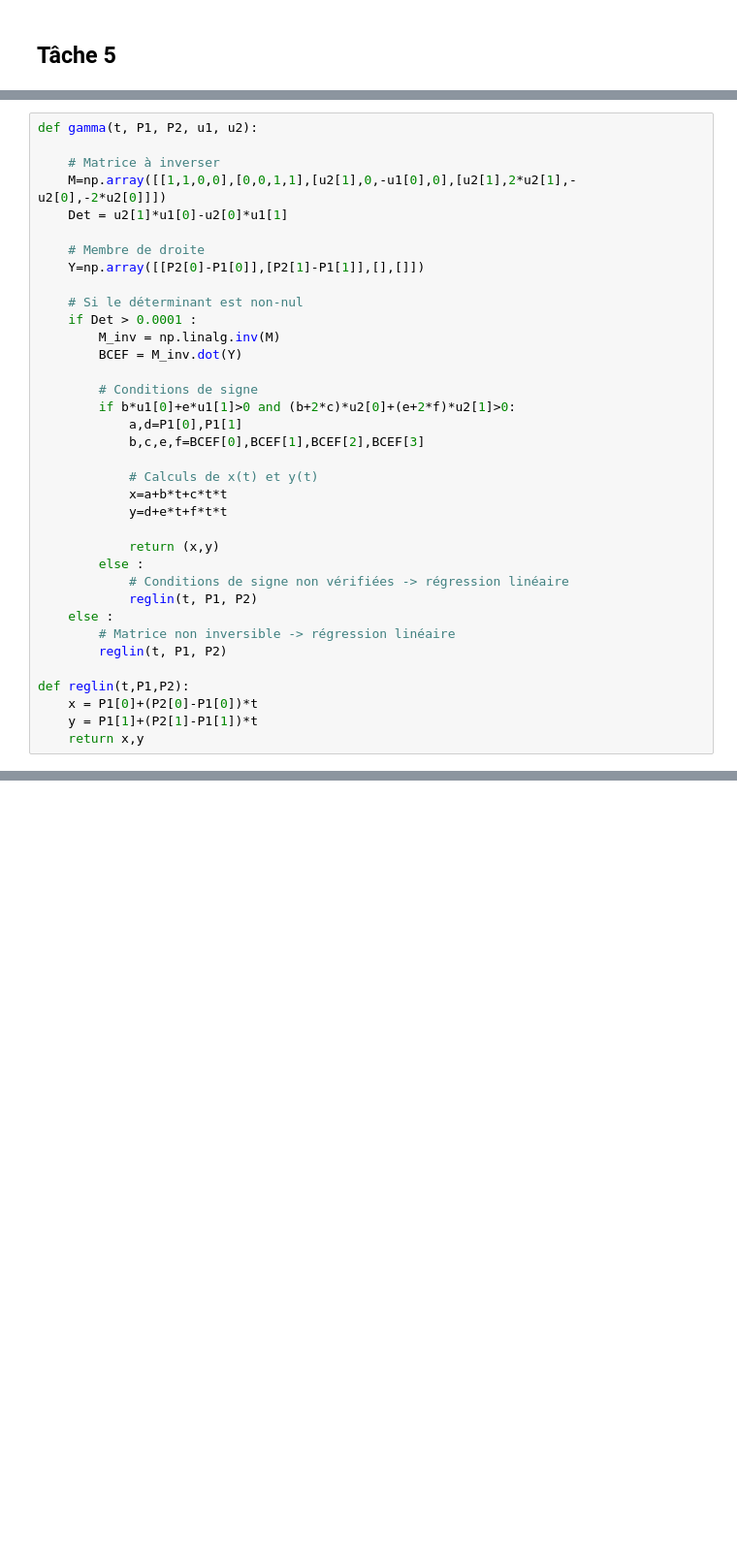
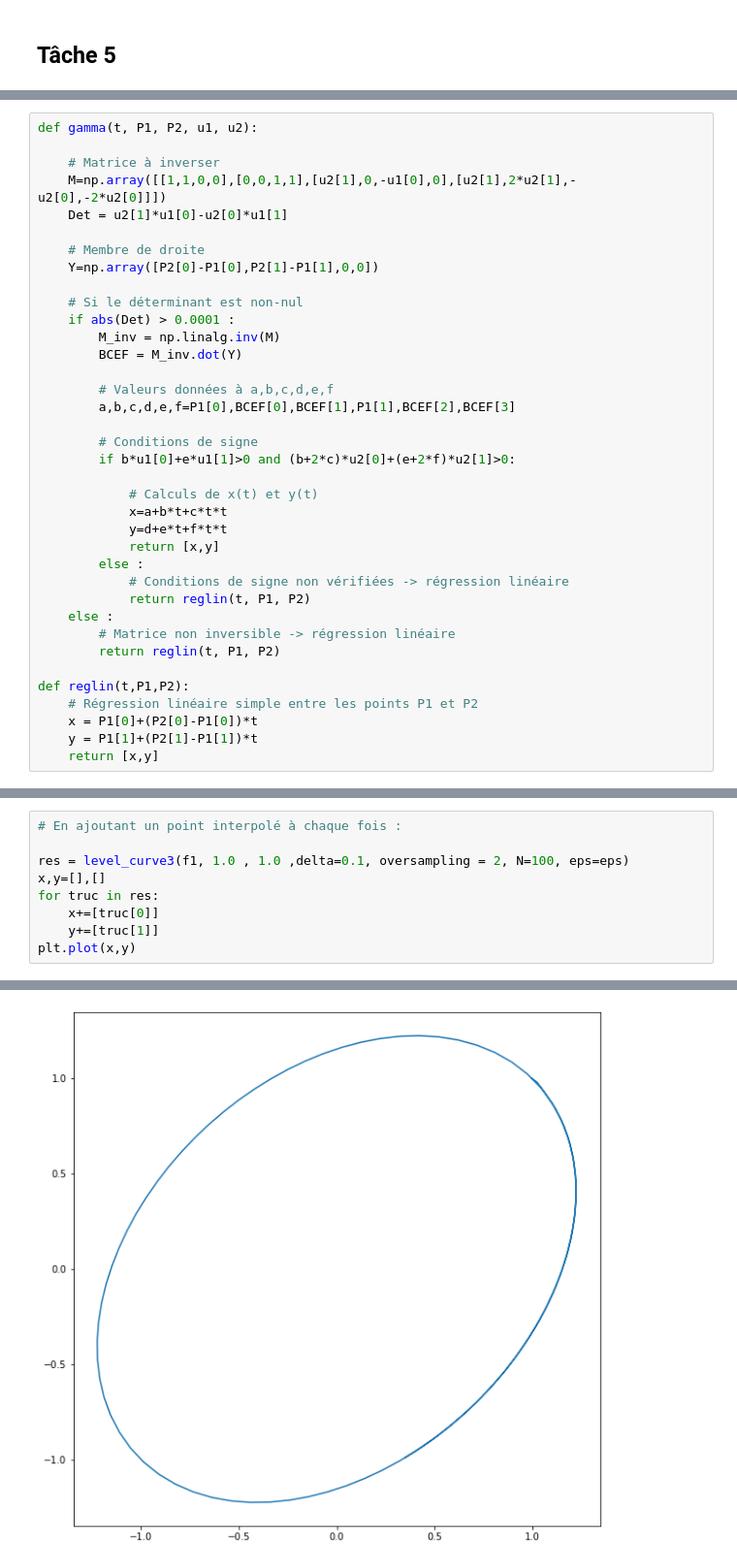
Before and after one commit to guillaume-rouy/projetm, a Jupyter notebook: Projet.ipynb, the cells around one changed output, grey strips where cells are left out. Shown at 97% size. Drawn from its saved outputs; the diff is of its cells as text; blank space fills up the shorter version.

```diff
--- a/Projet.ipynb
+++ b/Projet.ipynb
@@ -685,31 +679,32 @@ def gamma(t, P1, P2, u1, u2):
     Det = u2[1]*u1[0]-u2[0]*u1[1]
 
     # Membre de droite
-    Y=np.array([[P2[0]-P1[0]],[P2[1]-P1[1]],[],[]])
+    Y=np.array([P2[0]-P1[0],P2[1]-P1[1],0,0])
 
     # Si le déterminant est non-nul
-    if Det > 0.0001 :
+    if abs(Det) > 0.0001 :
         M_inv = np.linalg.inv(M)
         BCEF = M_inv.dot(Y)
 
+        # Valeurs données à a,b,c,d,e,f
+        a,b,c,d,e,f=P1[0],BCEF[0],BCEF[1],P1[1],BCEF[2],BCEF[3]
+
         # Conditions de signe
         if b*u1[0]+e*u1[1]>0 and (b+2*c)*u2[0]+(e+2*f)*u2[1]>0:
-            a,d=P1[0],P1[1]
-            b,c,e,f=BCEF[0],BCEF[1],BCEF[2],BCEF[3]
 
             # Calculs de x(t) et y(t)
             x=a+b*t+c*t*t
             y=d+e*t+f*t*t
-
-            return (x,y)
+            return [x,y]
         else :
             # Conditions de signe non vérifiées -> régression linéaire
-            reglin(t, P1, P2)
+            return reglin(t, P1, P2)
     else :
         # Matrice non inversible -> régression linéaire
-        reglin(t, P1, P2)
+        return reglin(t, P1, P2)
 
 def reglin(t,P1,P2):
+    # Régression linéaire simple entre les points P1 et P2
     x = P1[0]+(P2[0]-P1[0])*t
     y = P1[1]+(P2[1]-P1[1])*t
-    return x,y
+    return [x,y]
@@ -715,0 +785,10 @@ def reglin(t,P1,P2):
+# %%
+# En ajoutant un point interpolé à chaque fois :
+
+res = level_curve3(f1, 1.0 , 1.0 ,delta=0.1, oversampling = 2, N=100, eps=eps)
+x,y=[],[]
+for truc in res:
+    x+=[truc[0]]
+    y+=[truc[1]]
+plt.plot(x,y)
+# %% [output]
@@ -715,0 +800 @@ def reglin(t,P1,P2):
+[figure, added]
```
Also changed, not shown: parts of 7 cells of this notebook.
